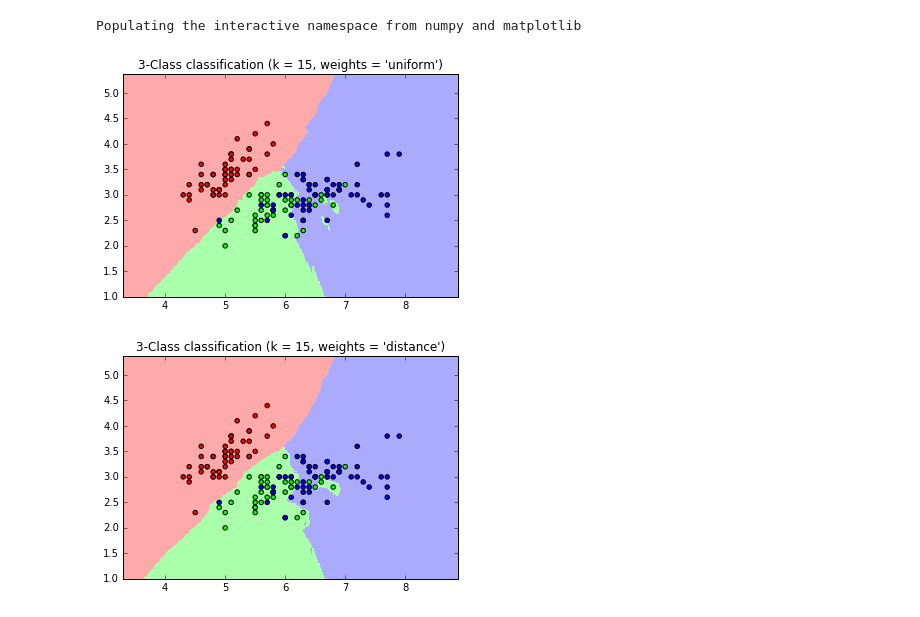
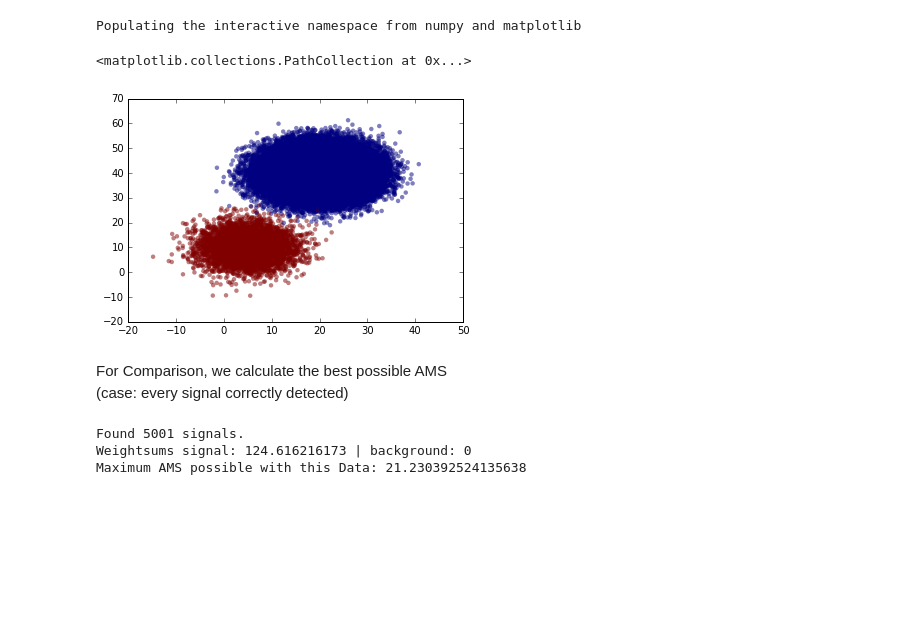
Before and after one commit to gargi/BA_git, a Jupyter notebook: Scripts/Python/noteKnn.ipynb, the cells around one changed output. Cells and saved outputs as stored; diff of their text form; code cells hidden in the pictures; blank space fills up the shorter version.

```diff
--- a/Scripts/Python/noteKnn.ipynb
+++ b/Scripts/Python/noteKnn.ipynb
@@ -1,53 +0,0 @@
-# %%
-import numpy as np
-import matplotlib.pyplot as plt
-from matplotlib.colors import ListedColormap
-from sklearn import neighbors, datasets
-
-
-%pylab inline
-n_neighbors = 15
-
-# import some data to play with
-iris = datasets.load_iris()
-X = iris.data[:, :2]  # we only take the first two features. We could
-                      # avoid this ugly slicing by using a two-dim dataset
-y = iris.target
-
-h = .02  # step size in the mesh
-
-# Create color maps
-cmap_light = ListedColormap(['#FFAAAA', '#AAFFAA', '#AAAAFF'])
-cmap_bold = ListedColormap(['#FF0000', '#00FF00', '#0000FF'])
-
-for weights in ['uniform', 'distance']:
-    # we create an instance of Neighbours Classifier and fit the data.
-    clf = neighbors.KNeighborsClassifier(n_neighbors, weights=weights)
-    clf.fit(X, y)
-
-    # Plot the decision boundary. For that, we will assign a color to each
-    # point in the mesh [x_min, m_max]x[y_min, y_max].
-    x_min, x_max = X[:, 0].min() - 1, X[:, 0].max() + 1
-    y_min, y_max = X[:, 1].min() - 1, X[:, 1].max() + 1
-    xx, yy = np.meshgrid(np.arange(x_min, x_max, h),
-                         np.arange(y_min, y_max, h))
-    Z = clf.predict(np.c_[xx.ravel(), yy.ravel()])
-
-    # Put the result into a color plot
-    Z = Z.reshape(xx.shape)
-    plt.figure()
-    plt.pcolormesh(xx, yy, Z, cmap=cmap_light)
-
-    # Plot also the training points
-    plt.scatter(X[:, 0], X[:, 1], c=y, cmap=cmap_bold)
-    plt.xlim(xx.min(), xx.max())
-    plt.ylim(yy.min(), yy.max())
-    plt.title("3-Class classification (k = %i, weights = '%s')"
-              % (n_neighbors, weights))
-
-
-plt.show()
-# %% [output]
-Populating the interactive namespace from numpy and matplotlib
-[figure, removed]
-[figure, removed]
@@ -53,0 +8,27 @@ Populating the interactive namespace from numpy and matplotlib
+# %%
+#toydata shall have n vectors with 5 dimensions
+n = 100000
+#probability for signal-label
+s_prob = 0.05
+dim = 4
+data = tb.createToyData(n,dim,s_prob)
+weights = data[:,0]
+labels = data[:,1]
+x_1 = data[:,2]
+x_2 = data[:,3]
+
+%pylab inline
+plt.scatter(x_1, x_2, edgecolor="", c=labels, alpha=0.5)
+# %% [output]
+Populating the interactive namespace from numpy and matplotlib
+<matplotlib.collections.PathCollection at 0x...>
+[figure, added]
+# %% [markdown]
+For Comparison, we calculate the best possible AMS
+(case: every signal correctly detected)
+# %%
+tb.calcMaxAMS(weights,labels);
+# %% [output]
+Found 5001 signals.
+Weightsums signal: 124.616216173 | background: 0
+Maximum AMS possible with this Data: 21.230392524135638
```
Also changed, not shown: parts of 26 cells of this notebook, 15 other files.
